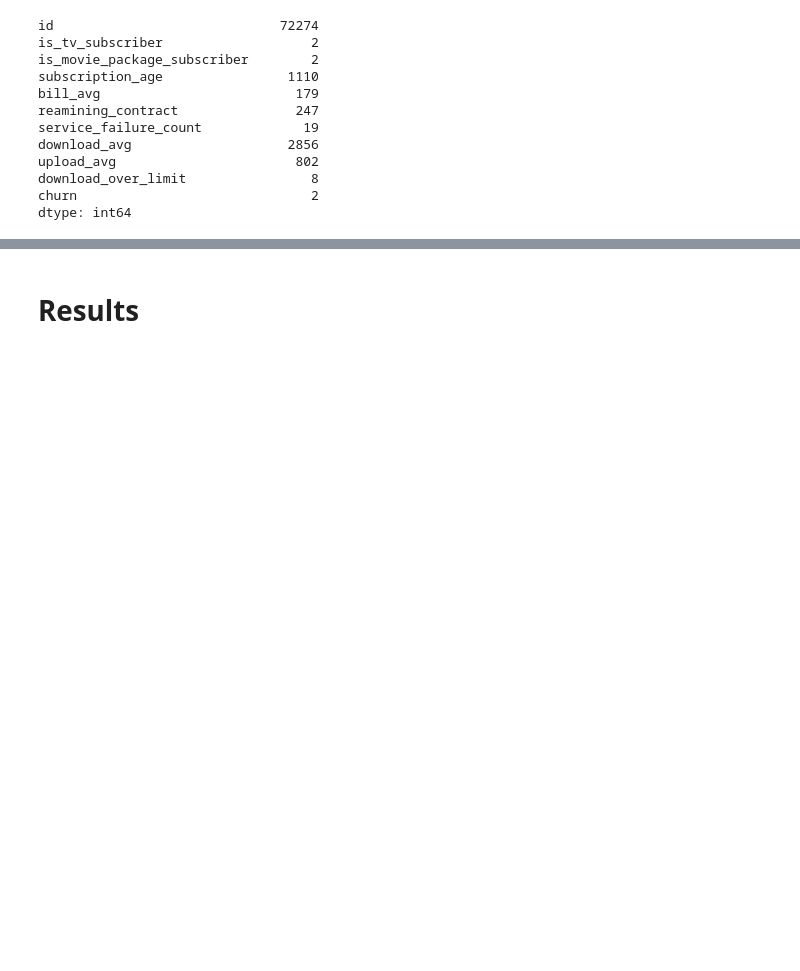
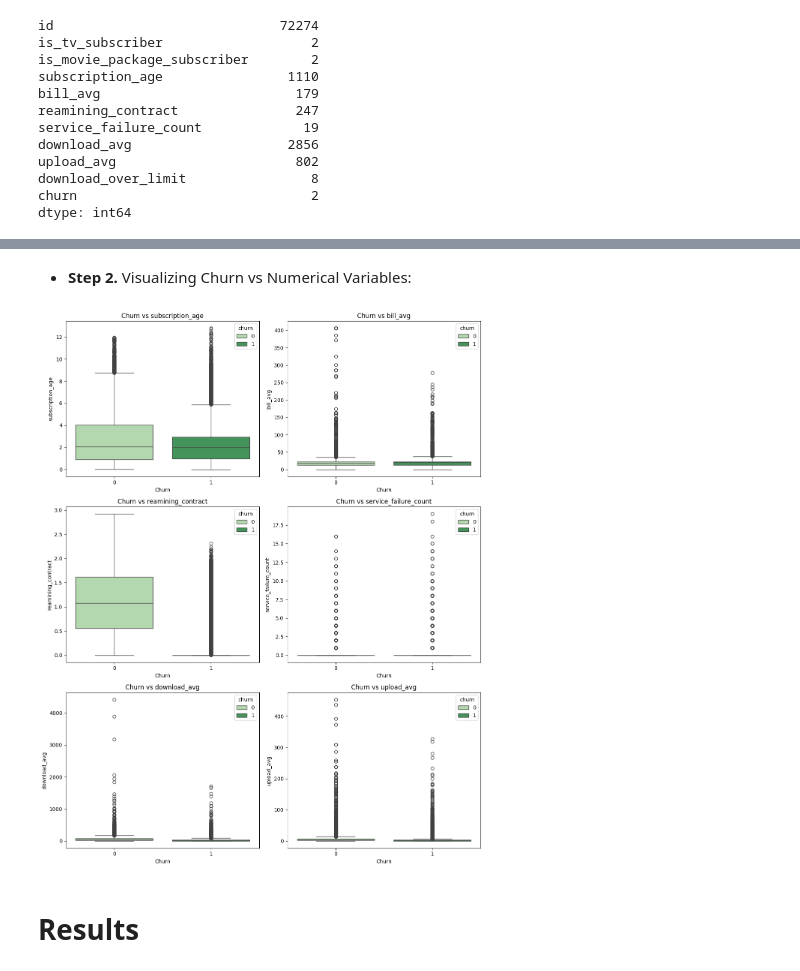
Before and after one commit to jamleston/telecom-project, a Jupyter notebook: analysis_yuli.ipynb, the cells around one changed output, grey strips where cells are left out. Drawn from its saved outputs; the diff is of its cells as text; code cells hidden in the pictures; blank space fills up the shorter version.

```diff
--- a/analysis_yuli.ipynb
+++ b/analysis_yuli.ipynb
@@ -445,0 +491,6 @@ Meaning: This column has only two unique values, indicating a binary categorical
+# %%
+numerical_columns = ["subscription_age", "bill_avg", "reamining_contract", "service_failure_count", "download_avg", "upload_avg"]
+statistics = df[numerical_columns].describe()
+
+print("Statistics for Numerical Columns:\n")
+print(statistics)
@@ -446,3 +523,23 @@ Meaning: This column has only two unique values, indicating a binary categorical
+# %% [markdown]
+- **Step 2.** Visualizing Churn vs Numerical Variables:
+# %%
+def plot_numerical_churn(data, numerical_columns):
+    n_cols = 2
+    n_rows = (len(numerical_columns) + n_cols - 1) // n_cols
+
+    plt.figure(figsize=(12, 5 * n_rows))
+    for i, col in enumerate(numerical_columns, 1):
+        plt.subplot(n_rows, n_cols, i)
+        sns.boxplot(x="churn", y=col, data=data, hue="churn", palette="Greens")
+        plt.title(f"Churn vs {col}")
+        plt.xlabel("Churn")
+        plt.ylabel(col)
+    plt.tight_layout()
+    plt.show()
+
+plot_numerical_churn(df, numerical_columns)
+# %% [output]
+[figure, added]
 # %% [markdown]
 # Results
 # %% [markdown]
```
Also changed, not shown: parts of 15 cells of this notebook.
